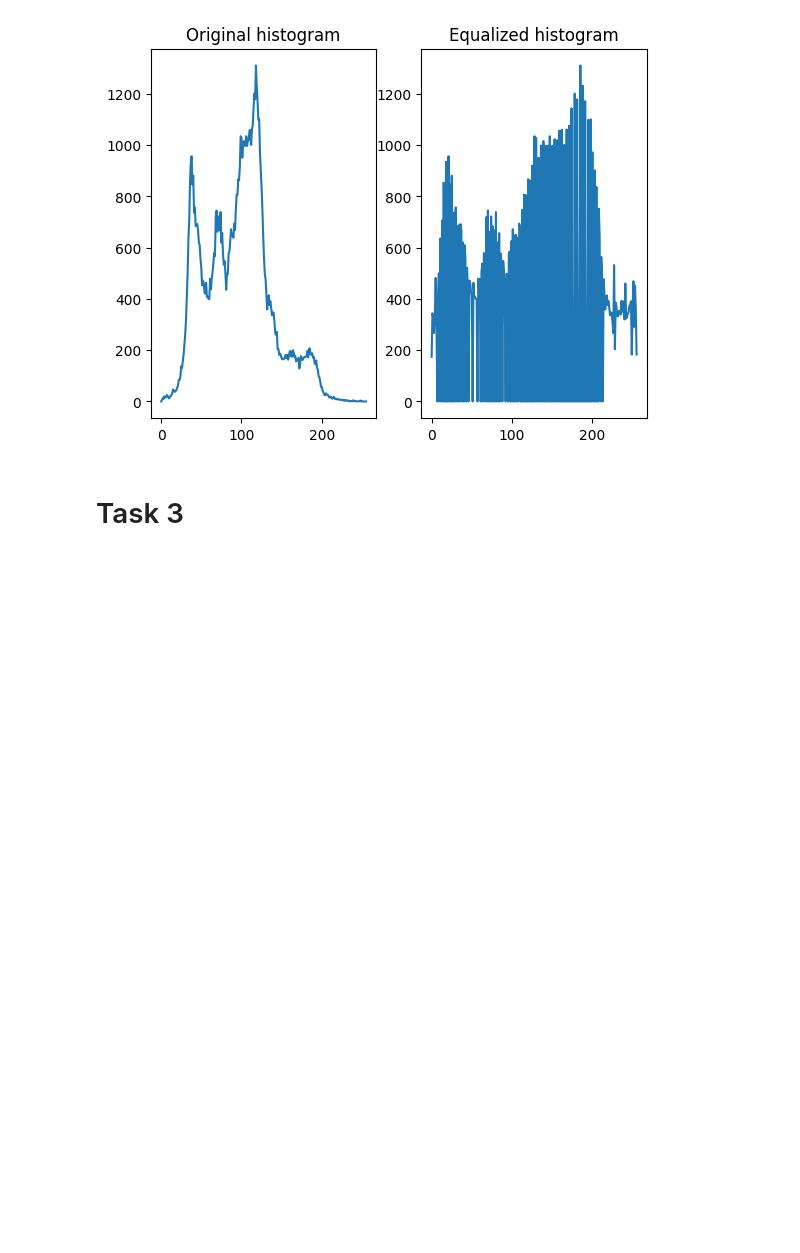
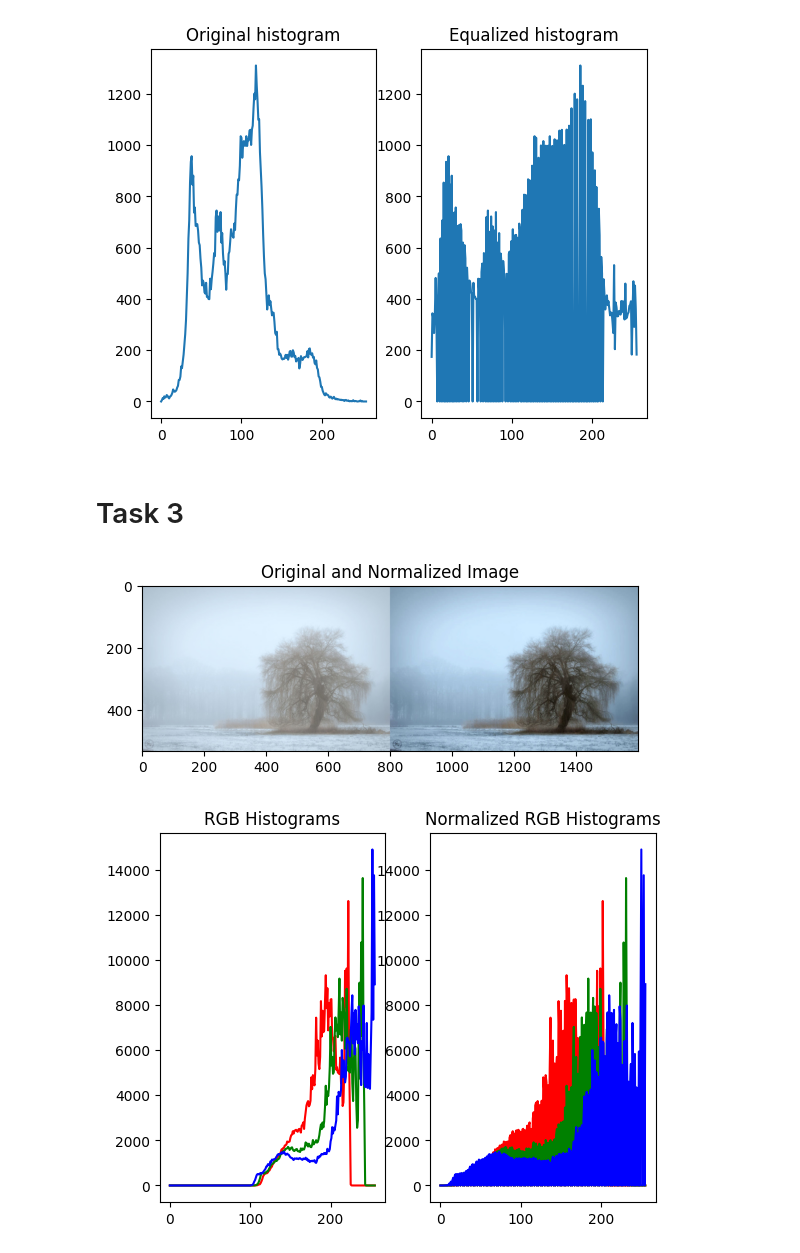
Before and after one commit to svabela5/IPVCLectures, a Jupyter notebook: Worksheet7-HistogramOperations.ipynb, the cells around one changed output. Cells and saved outputs as stored; diff of their text form; code cells hidden in the pictures; blank space fills up the shorter version.

```diff
--- a/Worksheet7-HistogramOperations.ipynb
+++ b/Worksheet7-HistogramOperations.ipynb
@@ -59,3 +59,31 @@ plt.show()
 [figure]
 # %% [markdown]
 # Task 3
+# %%
+imBGR = cv2.imread('images/locontrast.jpg')
+normalisedBGR = cv2.normalize(imBGR, None, 0, 255, cv2.NORM_MINMAX)
+imRGB = cv2.cvtColor(imBGR, cv2.COLOR_BGR2RGB)
+normalisedRGB = cv2.cvtColor(normalisedBGR, cv2.COLOR_BGR2RGB)
+
+concatinatedImage = np.hstack((imRGB, normalisedRGB))
+plt.imshow(concatinatedImage)
+plt.title('Original and Normalized Image')
+plt.show()
+
+
+plt.subplot(1, 2, 1)
+plt.title('RGB Histograms')
+colors = ('r', 'g', 'b')
+for i, color in enumerate(colors):
+    hist = cv2.calcHist([imRGB], [i], None, [256], [0, 256])
+    plt.plot(hist, color=color)
+
+plt.subplot(1, 2, 2)
+plt.title('Normalized RGB Histograms')
+colors = ('r', 'g', 'b')
+for i, color in enumerate(colors):
+    hist = cv2.calcHist([normalisedRGB], [i], None, [256], [0, 256])
+    plt.plot(hist, color=color)
+# %% [output]
+[figure, added]
+[figure, added]
```
Also changed, not shown: 1 other file.
